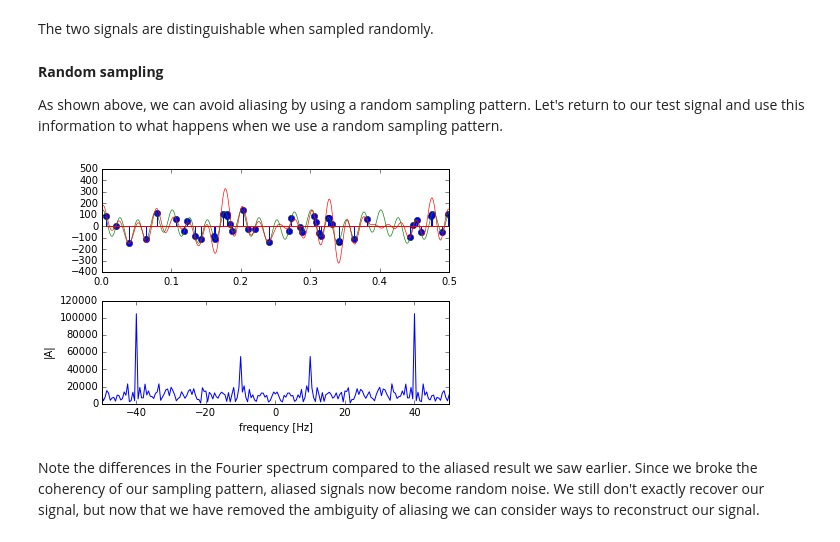
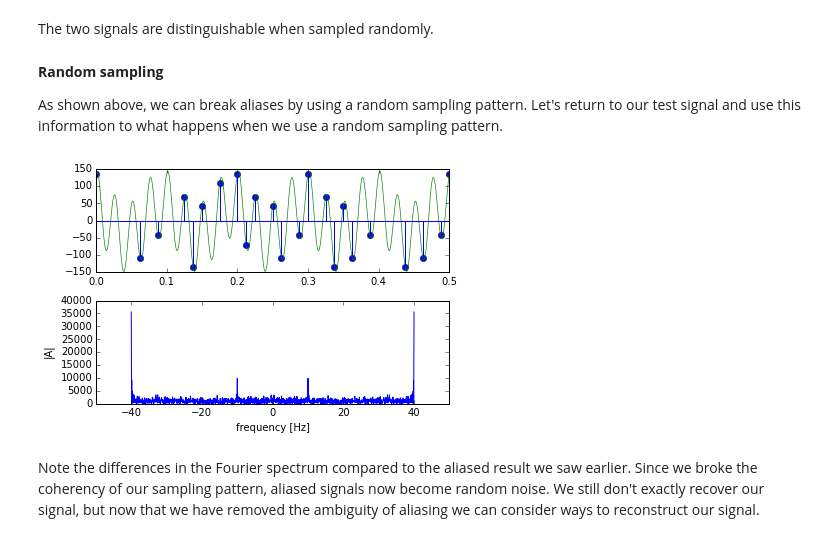
Before and after one commit to kwinkunks/leadingEdge, a Jupyter notebook: compressed.ipynb, the cells around one changed output. Drawn from its saved outputs; the diff is of its cells as text; code cells hidden in the pictures.

Commit message:
fixed downsampling demo for random sampling

```diff
--- a/compressed.ipynb
+++ b/compressed.ipynb
@@ -81,16 +81,17 @@ The problem is that both the signal and sampling pattern are periodic, which cau
 <p>The two signals are distinguishable when sampled randomly.</p>
 # %% [markdown]
 <b>Random sampling</b>
-<p>As shown above, we can avoid aliasing by using a random sampling pattern. Let's return to our test signal and use this information to what happens when we use a random sampling pattern.</p>
+<p>As shown above, we can break aliases
+by using a random sampling pattern. Let's return to our test signal and use this information to what happens when we use a random sampling pattern.</p>
 # %%
 def random_wrapper(ds_factor):
     demo.random_sample(ds_factor)
 
-sample_slider = widgets.IntSliderWidget(min=10, max=20, step=1, value=10)
+sample_slider = widgets.IntSliderWidget(min=1, max=5, step=1, value=1)
 w=widgets.interactive(random_wrapper,ds_factor=sample_slider)
 display(w)
 # %% [output]
-[figure, old version]
+[figure, new version]
 # %% [markdown]
 <p>
 Note the differences in the Fourier spectrum compared to the aliased result we saw earlier. Since we broke the coherency of our sampling pattern, aliased signals now become random noise. We still don't exactly recover our signal, but now that we have removed the ambiguity of aliasing we can consider ways to reconstruct our signal.
```
Also changed, not shown: parts of 5 cells of this notebook, 1 other file.
